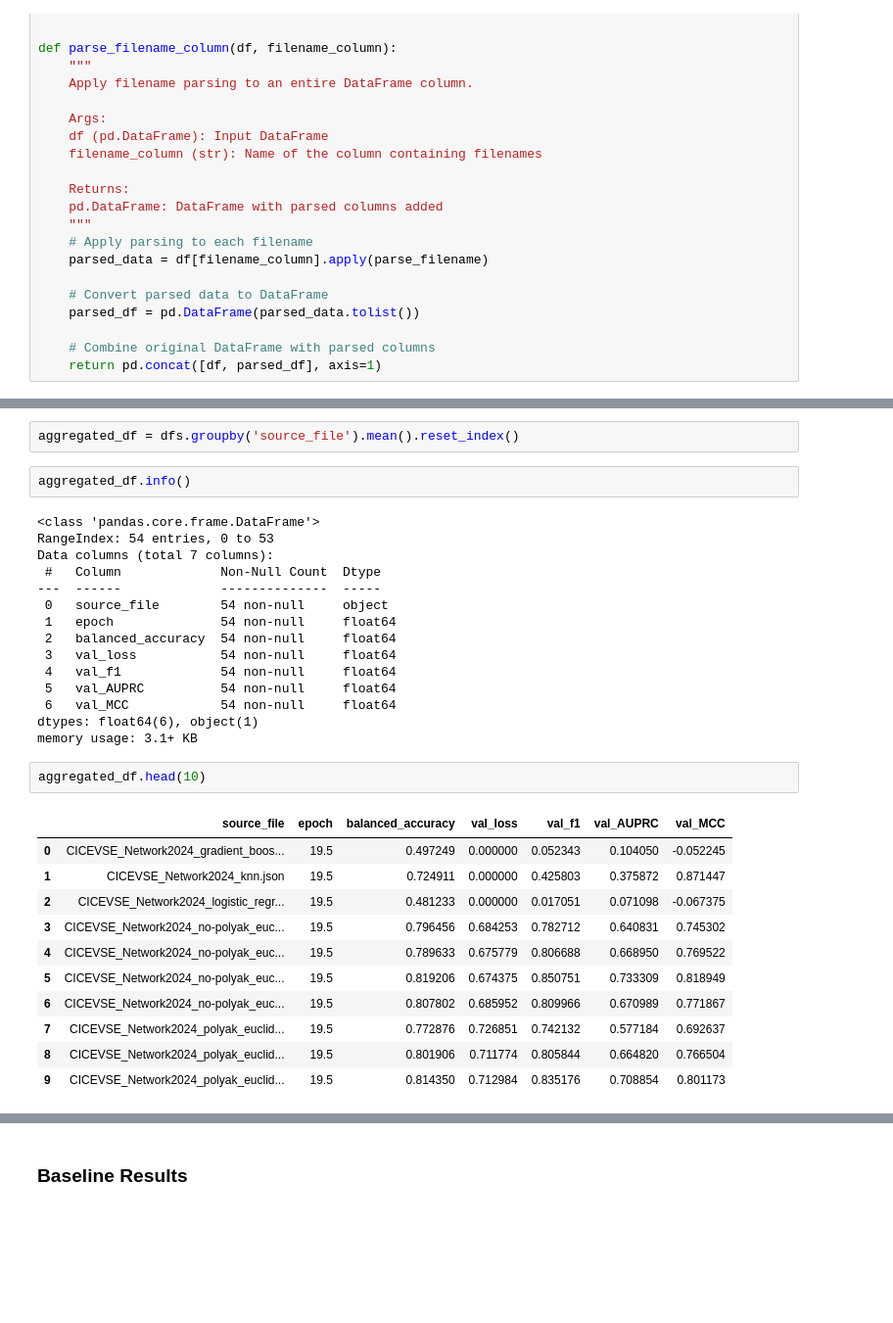
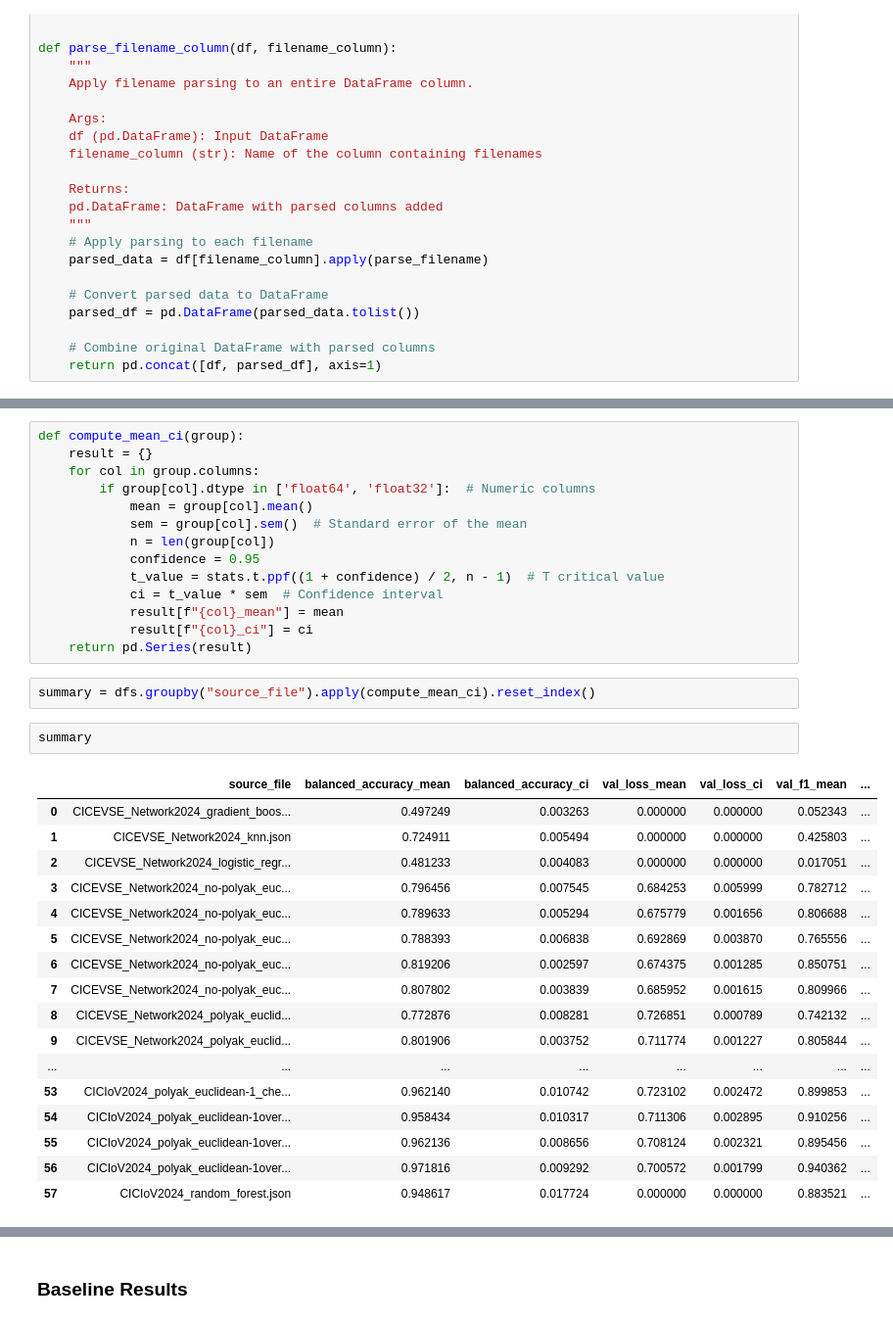
Before and after one commit to fernando-ml/MSPL, a Jupyter notebook: scratch_book.ipynb, the cells around one changed output, grey strips where cells are left out. Shown at 98% size. Saved outputs shown, nothing was run; the diff lists cells and outputs as text; blank space fills up the shorter version.

```diff
--- a/scratch_book.ipynb
+++ b/scratch_book.ipynb
@@ -160,34 +160,37 @@ Processed 54 files with 2160 total epochs
-# %%
-aggregated_df = dfs.groupby('source_file').mean().reset_index()
-# %%
-aggregated_df.info()
-# %% [output]
-<class 'pandas.core.frame.DataFrame'>
-RangeIndex: 54 entries, 0 to 53
-Data columns (total 7 columns):
- #   Column             Non-Null Count  Dtype
----  ------             --------------  -----
- 0   source_file        54 non-null     object
- 1   epoch              54 non-null     float64
- 2   balanced_accuracy  54 non-null     float64
- 3   val_loss           54 non-null     float64
- 4   val_f1             54 non-null     float64
- 5   val_AUPRC          54 non-null     float64
- 6   val_MCC            54 non-null     float64
-dtypes: float64(6), object(1)
-memory usage: 3.1+ KB
-# %%
-aggregated_df.head(10)
-# %% [output]
-|  | source_file | epoch | balanced_accuracy | val_loss | val_f1 | val_AUPRC | val_MCC |
-| 0 | CICEVSE_Network2024_gradient_boos... | 19.5 | 0.497249 | 0.000000 | 0.052343 | 0.104050 | -0.052245 |
-| 1 | CICEVSE_Network2024_knn.json | 19.5 | 0.724911 | 0.000000 | 0.425803 | 0.375872 | 0.871447 |
-| 2 | CICEVSE_Network2024_logistic_regr... | 19.5 | 0.481233 | 0.000000 | 0.017051 | 0.071098 | -0.067375 |
-| 3 | CICEVSE_Network2024_no-polyak_euc... | 19.5 | 0.796456 | 0.684253 | 0.782712 | 0.640831 | 0.745302 |
-| 4 | CICEVSE_Network2024_no-polyak_euc... | 19.5 | 0.789633 | 0.675779 | 0.806688 | 0.668950 | 0.769522 |
-| 5 | CICEVSE_Network2024_no-polyak_euc... | 19.5 | 0.819206 | 0.674375 | 0.850751 | 0.733309 | 0.818949 |
-| 6 | CICEVSE_Network2024_no-polyak_euc... | 19.5 | 0.807802 | 0.685952 | 0.809966 | 0.670989 | 0.771867 |
-| 7 | CICEVSE_Network2024_polyak_euclid... | 19.5 | 0.772876 | 0.726851 | 0.742132 | 0.577184 | 0.692637 |
-| 8 | CICEVSE_Network2024_polyak_euclid... | 19.5 | 0.801906 | 0.711774 | 0.805844 | 0.664820 | 0.766504 |
-| 9 | CICEVSE_Network2024_polyak_euclid... | 19.5 | 0.814350 | 0.712984 | 0.835176 | 0.708854 | 0.801173 |
+# %%
+def compute_mean_ci(group):
+    result = {}
+    for col in group.columns:
+        if group[col].dtype in ['float64', 'float32']:  # Numeric columns
+            mean = group[col].mean()
+            sem = group[col].sem()  # Standard error of the mean
+            n = len(group[col])
+            confidence = 0.95
+            t_value = stats.t.ppf((1 + confidence) / 2, n - 1)  # T critical value
+            ci = t_value * sem  # Confidence interval
+            result[f"{col}_mean"] = mean
+            result[f"{col}_ci"] = ci
+    return pd.Series(result)
+# %%
+summary = dfs.groupby("source_file").apply(compute_mean_ci).reset_index()
+# %%
+summary
+# %% [output]
+|  | source_file | balanced_accuracy_mean | balanced_accuracy_ci | val_loss_mean | val_loss_ci | val_f1_mean | ... |
+| 0 | CICEVSE_Network2024_gradient_boos... | 0.497249 | 0.003263 | 0.000000 | 0.000000 | 0.052343 | ... |
+| 1 | CICEVSE_Network2024_knn.json | 0.724911 | 0.005494 | 0.000000 | 0.000000 | 0.425803 | ... |
+| 2 | CICEVSE_Network2024_logistic_regr... | 0.481233 | 0.004083 | 0.000000 | 0.000000 | 0.017051 | ... |
+| 3 | CICEVSE_Network2024_no-polyak_euc... | 0.796456 | 0.007545 | 0.684253 | 0.005999 | 0.782712 | ... |
+| 4 | CICEVSE_Network2024_no-polyak_euc... | 0.789633 | 0.005294 | 0.675779 | 0.001656 | 0.806688 | ... |
+| 5 | CICEVSE_Network2024_no-polyak_euc... | 0.788393 | 0.006838 | 0.692869 | 0.003870 | 0.765556 | ... |
+| 6 | CICEVSE_Network2024_no-polyak_euc... | 0.819206 | 0.002597 | 0.674375 | 0.001285 | 0.850751 | ... |
+| 7 | CICEVSE_Network2024_no-polyak_euc... | 0.807802 | 0.003839 | 0.685952 | 0.001615 | 0.809966 | ... |
+| 8 | CICEVSE_Network2024_polyak_euclid... | 0.772876 | 0.008281 | 0.726851 | 0.000789 | 0.742132 | ... |
+| 9 | CICEVSE_Network2024_polyak_euclid... | 0.801906 | 0.003752 | 0.711774 | 0.001227 | 0.805844 | ... |
+| ... | ... | ... | ... | ... | ... | ... | ... |
+| 53 | CICIoV2024_polyak_euclidean-1_che... | 0.962140 | 0.010742 | 0.723102 | 0.002472 | 0.899853 | ... |
+| 54 | CICIoV2024_polyak_euclidean-1over... | 0.958434 | 0.010317 | 0.711306 | 0.002895 | 0.910256 | ... |
+| 55 | CICIoV2024_polyak_euclidean-1over... | 0.962136 | 0.008656 | 0.708124 | 0.002321 | 0.895456 | ... |
+| 56 | CICIoV2024_polyak_euclidean-1over... | 0.971816 | 0.009292 | 0.700572 | 0.001799 | 0.940362 | ... |
+| 57 | CICIoV2024_random_forest.json | 0.948617 | 0.017724 | 0.000000 | 0.000000 | 0.883521 | ... |
 # %%
```
Also changed, not shown: parts of 26 cells of this notebook, 3 other files.
